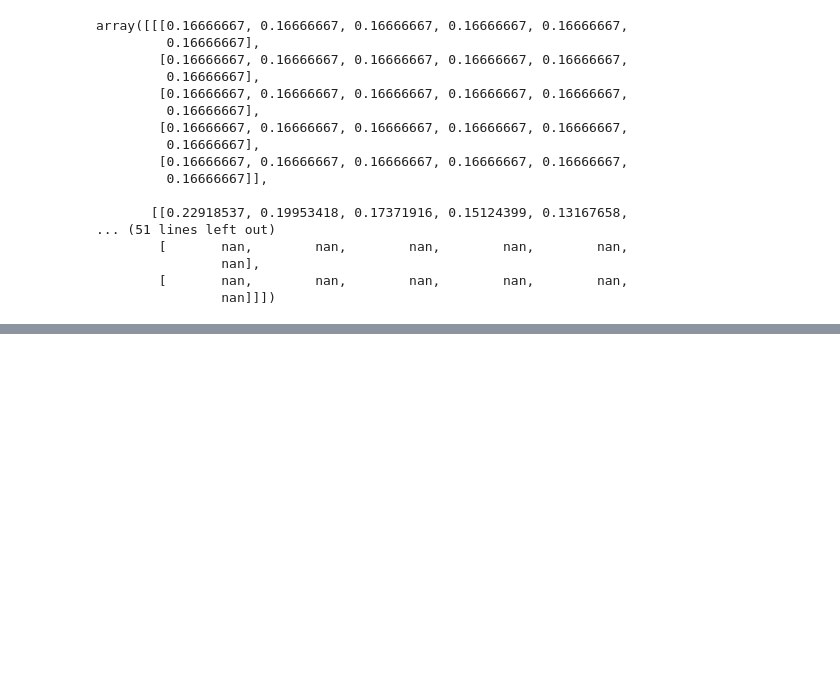
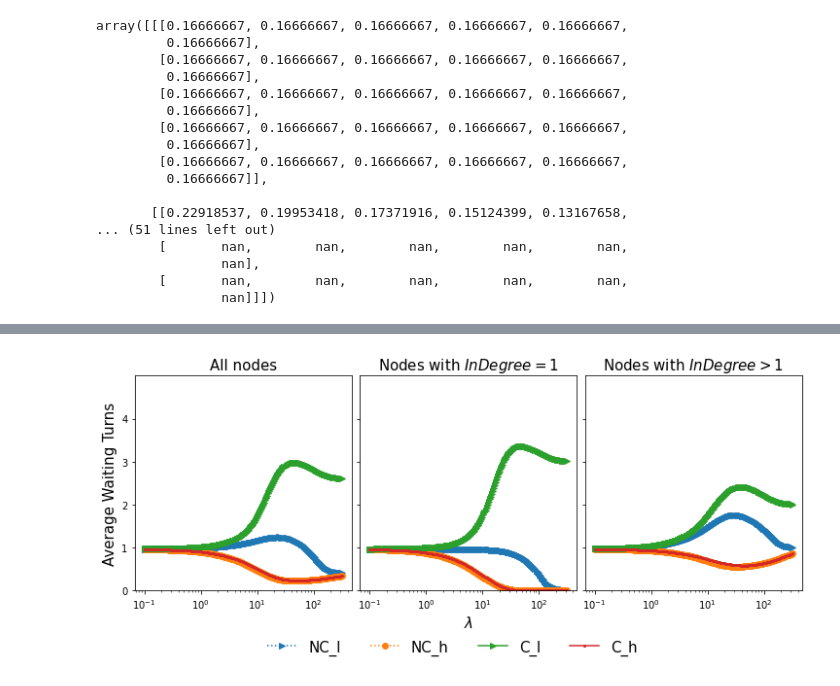
Before and after one commit to xinxin-lyu/Network_Analysis, a Jupyter notebook: 05-QRE-Calculation-Normalize.ipynb, the cells around one changed output, grey strips where cells are left out. Drawn from its saved outputs; the diff is of its cells as text; code cells hidden in the pictures; blank space fills up the shorter version.

```diff
--- a/05-QRE-Calculation-Normalize.ipynb
+++ b/05-QRE-Calculation-Normalize.ipynb
@@ -1514,0 +1799,7 @@ array([[[0.16666667, 0.16666667, 0.16666667, 0.16666667, 0.16666667,
+# %%
+# Obtain the QRE and output QRE figures for extensive form
+
+QRE_a_l = QRE_Outcome('a', 'l')
+QRE_a_h = QRE_Outcome('a', 'h')
+QRE_b_l = QRE_Outcome('b', 'l')
+QRE_b_h = QRE_Outcome('b', 'h')
@@ -1514,0 +1824,75 @@ array([[[0.16666667, 0.16666667, 0.16666667, 0.16666667, 0.16666667,
+# %%
+# Calculate the average waiting turns for each treatment, ndoes with 1 or multiple information
+turns = np.array([0,1,2,3,4,5])
+QREs = [QRE_a_l, QRE_a_h, QRE_b_l, QRE_b_h]
+TreatmentName = ['NC_l','NC_h', 'C_l', 'C_h']
+Network = ['nc', 'nc', 'c','c']
+Cost = ['l','h','l','h']
+
+avg_turn = np.empty((4,n,5))
+for t in range(4):
+    for i in range(n):
+        QRE = QREs[t]
+        x = QRE[i]*turns
+        avg_turn[t][i] = x.sum(axis=1)
+
+
+fig, axes = plt.subplots(nrows=1, ncols=3,  sharex=True,  sharey=True,   constrained_layout=True, figsize=(10,4))
+fig.set_constrained_layout_pads( w_pad=1 / 100)
+
+linestyle = {'c':'-', 'nc':':'}
+markerstyle = {'l': '>', 'h': 'o' }
+y_max = 5
+y_step = 1
+
+# Defining custom 'xlim' and 'ylim' values.
+# custom_xlim = (1, 11)
+custom_ylim = (0, y_max)
+# custom_xtick = np.arange(1,11,step=1)
+custom_ytick = np.arange(0,y_max,step=y_step)
+# custom_xticklabel = [1,5,10]
+
+plt.setp(axes, yticks= custom_ytick, ylim=custom_ylim)
+
+for t in range(4):
+
+    if t==3:
+        axes[0].plot(lambd,avg_turn[t].mean(axis=1), label=str(TreatmentName[t]),
+               linestyle=linestyle[Network[t]], marker=markerstyle[Cost[t]],  markersize=2)
+    else:
+        axes[0].plot(lambd,avg_turn[t].mean(axis=1), label=str(TreatmentName[t]),
+               linestyle=linestyle[Network[t]], marker=markerstyle[Cost[t]])
+    axes[0].set_title('All nodes', fontsize=15)
+
+    if t<=1:
+        axes[1].plot(lambd,avg_turn[t, :, [0,3,4]].mean(axis=0), label=str(TreatmentName[t]),
+               linestyle=linestyle[Network[t]], marker=markerstyle[Cost[t]])
+    elif t==3:
+        axes[1].plot(lambd,avg_turn[t, :, [2,3,4]].mean(axis=0), label=str(TreatmentName[t]),
+               linestyle=linestyle[Network[t]], marker=markerstyle[Cost[t]], markersize=2)
+    else :
+        axes[1].plot(lambd,avg_turn[t, :, [2,3,4]].mean(axis=0), label=str(TreatmentName[t]),
+               linestyle=linestyle[Network[t]], marker=markerstyle[Cost[t]])
+    axes[1].set_title('Nodes with $InDegree=1$', fontsize=15)
+
+
+    if t<=1:
+        axes[2].plot(lambd,avg_turn[t, :, [1,2]].mean(axis=0), label=str(TreatmentName[t]),
+               linestyle=linestyle[Network[t]], marker=markerstyle[Cost[t]])
+    elif t==3:
+        axes[2].plot(lambd,avg_turn[t, :, [0,1]].mean(axis=0), label=str(TreatmentName[t]),
+               linestyle=linestyle[Network[t]], marker=markerstyle[Cost[t]], markersize=2)
+    else :
+        axes[2].plot(lambd,avg_turn[t, :, [0,1]].mean(axis=0), label=str(TreatmentName[t]),
+               linestyle=linestyle[Network[t]], marker=markerstyle[Cost[t]])
+
+    axes[2].set_title('Nodes with $InDegree>1$', fontsize=15)
+
+    axes[1].set_xlabel('$\lambda$', fontsize=15)
+    axes[0].set_ylabel('Average Waiting Turns', fontsize=15)
+    axes[0].set_xscale('log')
+handles, labels = axes[0].get_legend_handles_labels()
+fig.legend(handles, labels, bbox_to_anchor=(.5,-0.05), loc="center" , ncol=4, frameon=False, prop={'size':15})
+fig.savefig("..\\Output_Figures\\05-QRE-Calculation\\"+"QRE_Extensive_AvgTurns"  , bbox_inches="tight")
+# %% [output]
+[figure, added]
```
Also changed, not shown: parts of 22 cells of this notebook, 3 other files.
